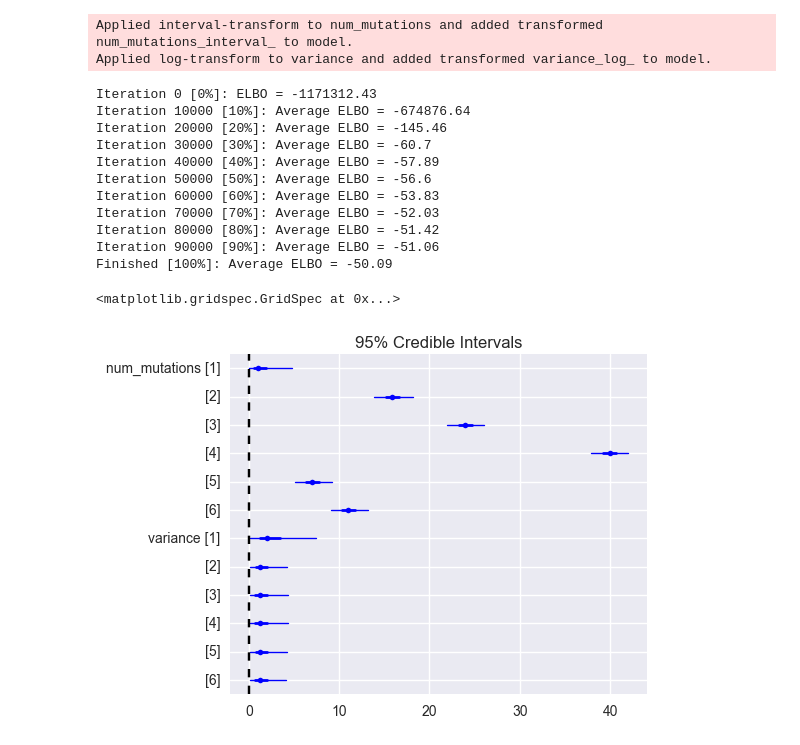
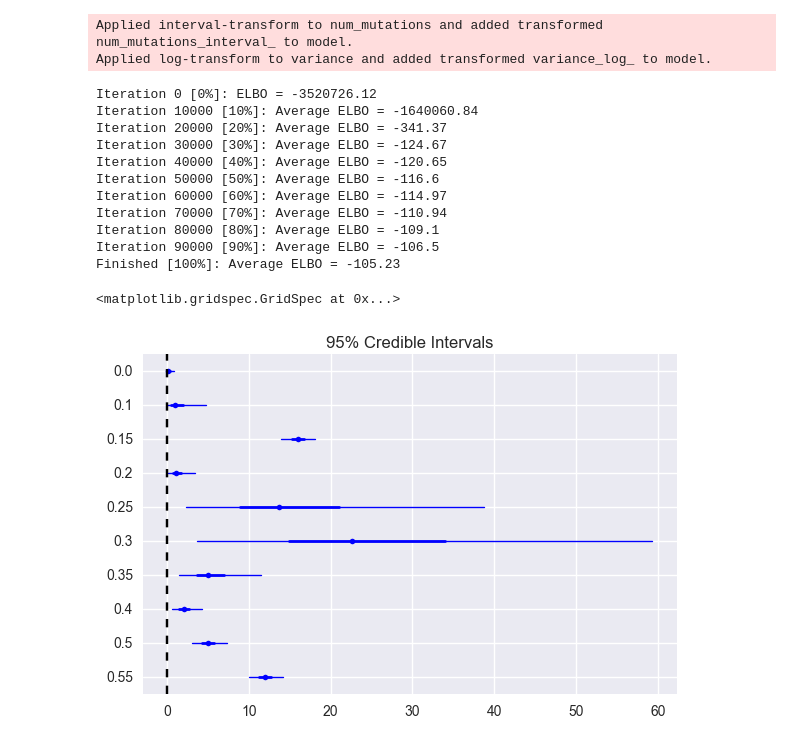
Before and after one commit to ericmjl/protein-systematic-characterization, a Jupyter notebook: experiments/temp-20160927-hackytaq/hacky-taq.ipynb, the cells around one changed output. Cells and saved outputs as stored; diff of their text form; code cells hidden in the pictures.

```diff
--- a/experiments/temp-20160927-hackytaq/hacky-taq.ipynb
+++ b/experiments/temp-20160927-hackytaq/hacky-taq.ipynb
@@ -250,5 +272,5 @@ indices
 # %%
-with pm.Model() as model:
+with pm.Model() as model_mut:
     num_mutations = pm.Uniform('num_mutations', 0, 1000, shape=len(sorted_concs))
     variance = pm.HalfCauchy('variance', beta=1, shape=len(sorted_concs))
 
@@ -260,23 +282,23 @@ with pm.Model() as model:
 Applied interval-transform to num_mutations and added transformed num_mutations_interval_ to model.
 Applied log-transform to variance and added transformed variance_log_ to model.
 # %%
-with model:
-    params = pm.variational.advi(n=100000)
-    trace = pm.variational.sample_vp(params, draws=10000,)
+with model_mut:
+    params_mut = pm.variational.advi(n=100000)
+    trace_mut = pm.variational.sample_vp(params_mut, draws=10000,)
 # %% [output]
-Iteration 0 [0%]: ELBO = -1171312.43
-Iteration 10000 [10%]: Average ELBO = -674876.64
-Iteration 20000 [20%]: Average ELBO = -145.46
-Iteration 30000 [30%]: Average ELBO = -60.7
-Iteration 40000 [40%]: Average ELBO = -57.89
-Iteration 50000 [50%]: Average ELBO = -56.6
-Iteration 60000 [60%]: Average ELBO = -53.83
-Iteration 70000 [70%]: Average ELBO = -52.03
-Iteration 80000 [80%]: Average ELBO = -51.42
-Iteration 90000 [90%]: Average ELBO = -51.06
-Finished [100%]: Average ELBO = -50.09
+Iteration 0 [0%]: ELBO = -3520726.12
+Iteration 10000 [10%]: Average ELBO = -1640060.84
+Iteration 20000 [20%]: Average ELBO = -341.37
+Iteration 30000 [30%]: Average ELBO = -124.67
+Iteration 40000 [40%]: Average ELBO = -120.65
+Iteration 50000 [50%]: Average ELBO = -116.6
+Iteration 60000 [60%]: Average ELBO = -114.97
+Iteration 70000 [70%]: Average ELBO = -110.94
+Iteration 80000 [80%]: Average ELBO = -109.1
+Iteration 90000 [90%]: Average ELBO = -106.5
+Finished [100%]: Average ELBO = -105.23
-# %%
-pm.forestplot(trace)
-# %% [output]
-<matplotlib.gridspec.GridSpec at 0x...>
-[figure, removed]
+# %%
+pm.forestplot(trace_mut, varnames=['num_mutations'], ylabels=sorted(set([str(i) for i in concs])))
+# %% [output]
+<matplotlib.gridspec.GridSpec at 0x...>
+[figure, added]
```
Also changed, not shown: parts of 13 cells of this notebook, 10 other files.
